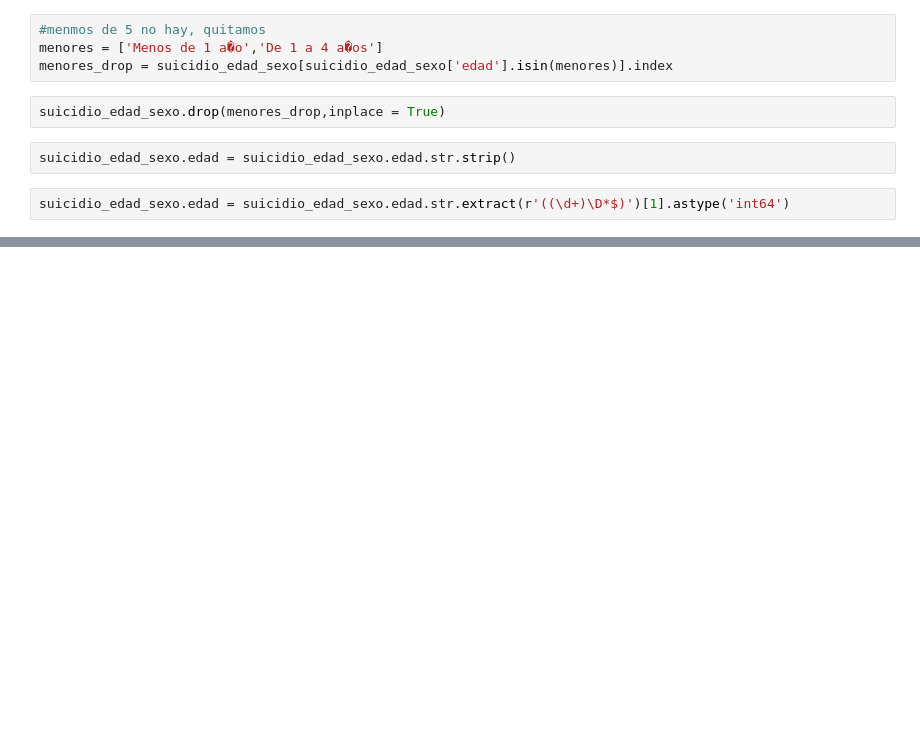
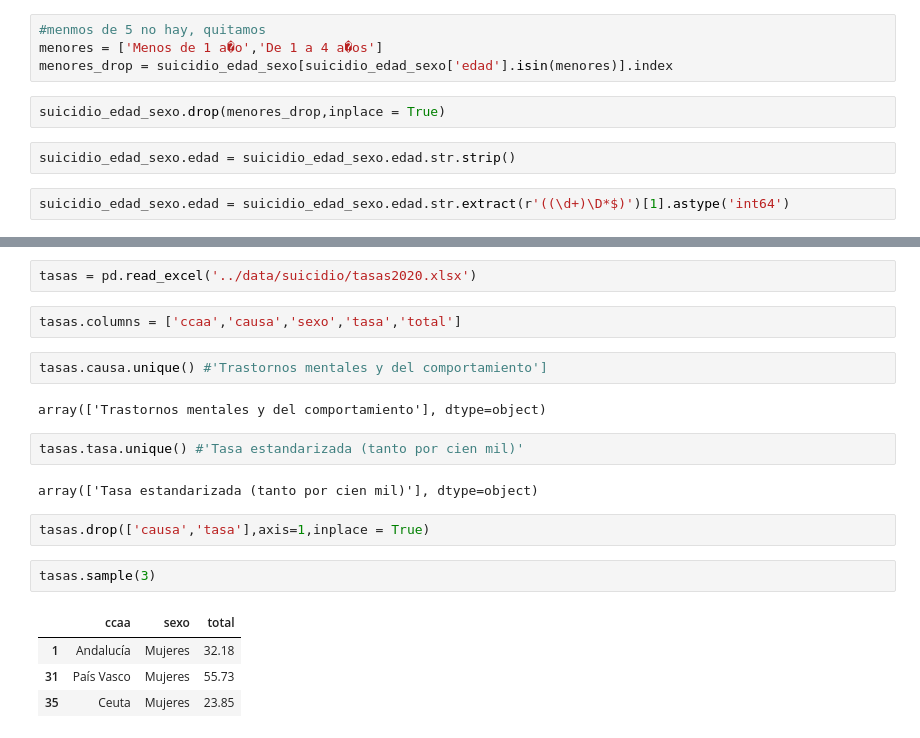
Before and after one commit to emarfer/healthy_mental_health, a Jupyter notebook: notebooks/08_suicidio.ipynb, the cells around one changed output, grey strips where cells are left out. Saved outputs shown, nothing was run; the diff lists cells and outputs as text; blank space fills up the shorter version.

Commit message:
tasas suicidio

```diff
--- a/notebooks/08_suicidio.ipynb
+++ b/notebooks/08_suicidio.ipynb
@@ -146,0 +181,21 @@ suicidio_edad_sexo.sample(5)
+# %%
+tasas = pd.read_excel('../data/suicidio/tasas2020.xlsx')
+# %%
+tasas.columns = ['ccaa','causa','sexo','tasa','total']
+# %%
+tasas.causa.unique() #'Trastornos mentales y del comportamiento']
+# %% [output]
+array(['Trastornos mentales y del comportamiento'], dtype=object)
+# %%
+tasas.tasa.unique() #'Tasa estandarizada (tanto por cien mil)'
+# %% [output]
+array(['Tasa estandarizada (tanto por cien mil)'], dtype=object)
+# %%
+tasas.drop(['causa','tasa'],axis=1,inplace = True)
+# %%
+tasas.sample(3)
+# %% [output]
+|  | ccaa | sexo | total |
+| 1 | Andalucía | Mujeres | 32.18 |
+| 31 | País Vasco | Mujeres | 55.73 |
+| 35 | Ceuta | Mujeres | 23.85 |
```
Also changed, not shown: parts of 24 cells of this notebook, 6 other files.
